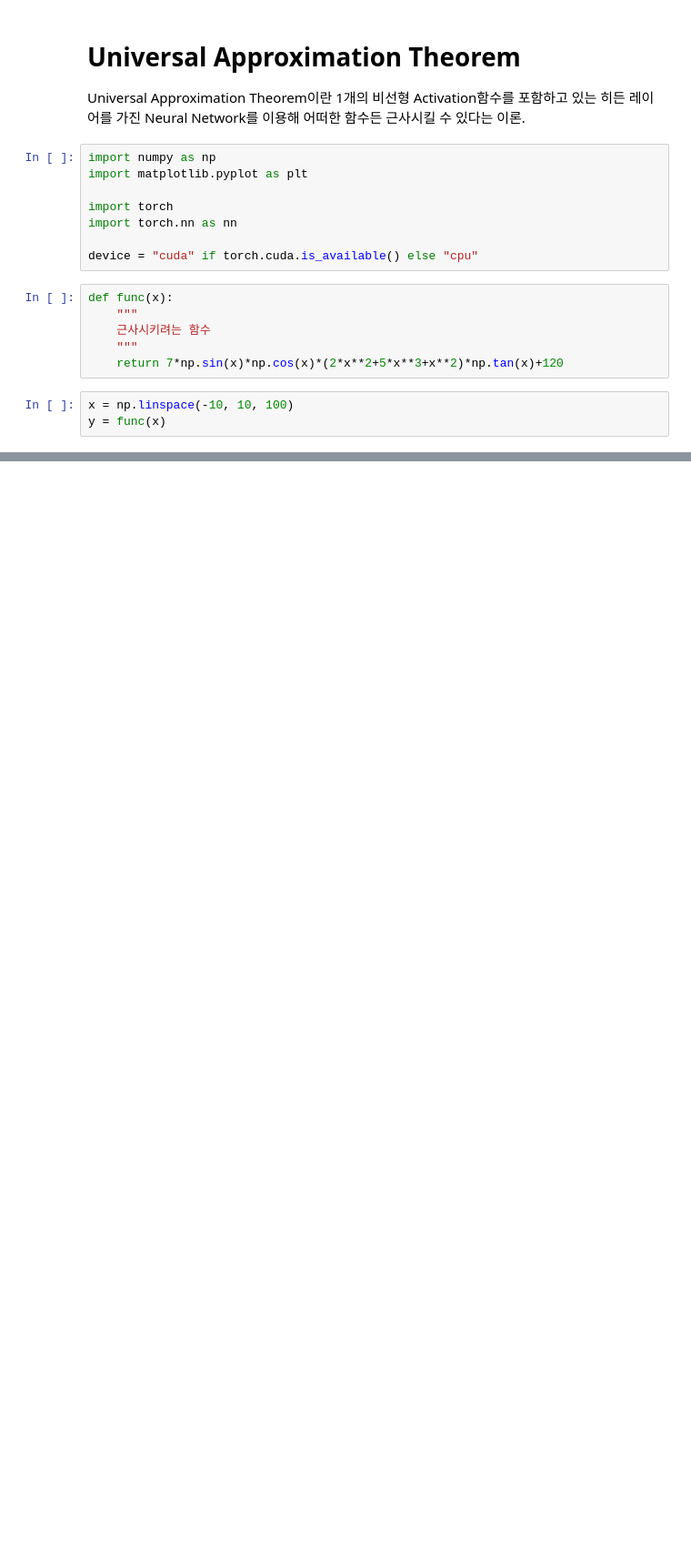
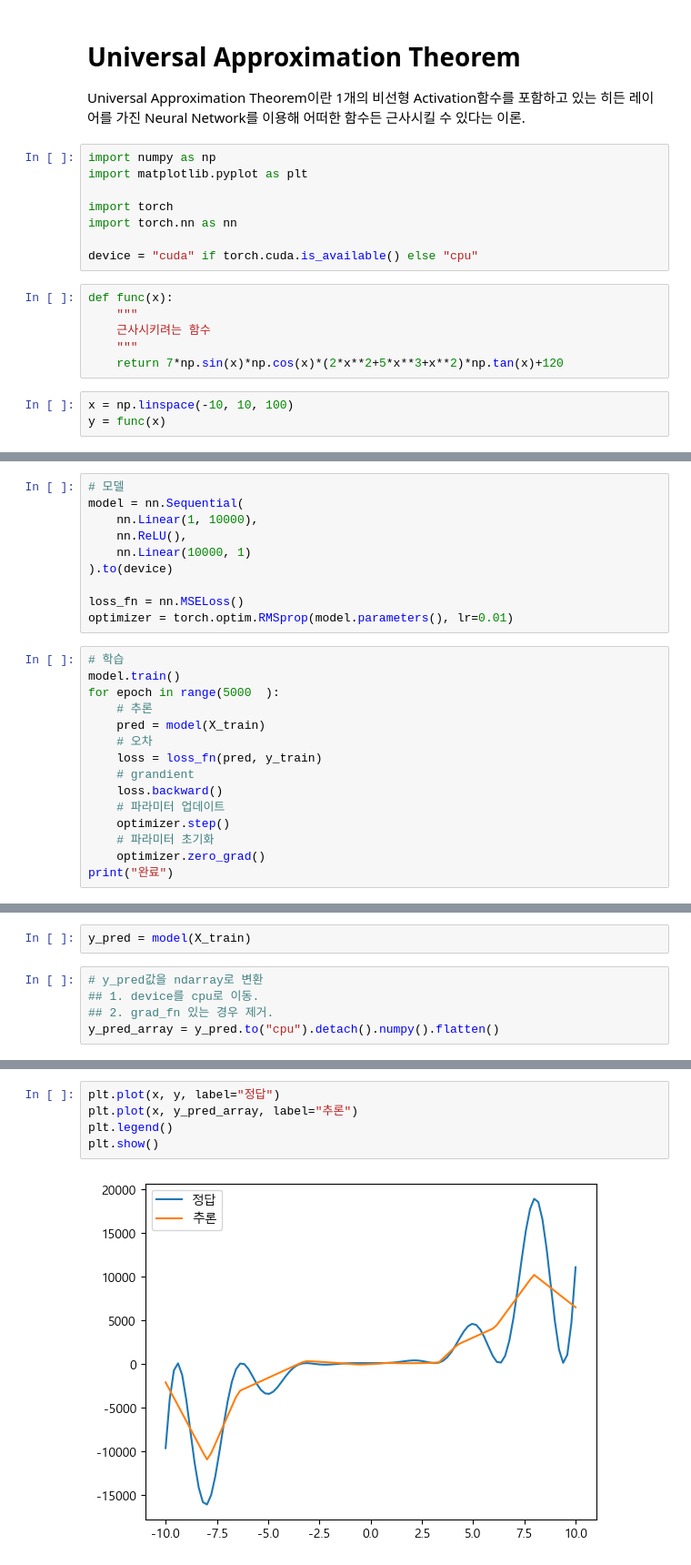
Before and after one commit to kgmyhGit/SKN06, a Jupyter notebook: 09_deeplearning_pytorch/05_Universal_Approximation_Theorem.ipynb, the cells around one changed output, grey strips where cells are left out. Shown at 91% size. Cells and saved outputs as stored; diff of their text form; blank space fills up the shorter version.

```diff
--- a/09_deeplearning_pytorch/05_Universal_Approximation_Theorem.ipynb
+++ b/09_deeplearning_pytorch/05_Universal_Approximation_Theorem.ipynb
@@ -24,0 +34,25 @@ plt.show()
+# %%
+# 모델
+model = nn.Sequential(
+    nn.Linear(1, 10000),
+    nn.ReLU(),
+    nn.Linear(10000, 1)
+).to(device)
+
+loss_fn = nn.MSELoss()
+optimizer = torch.optim.RMSprop(model.parameters(), lr=0.01)
+# %%
+# 학습
+model.train()
+for epoch in range(5000  ):
+    # 추론
+    pred = model(X_train)
+    # 오차
+    loss = loss_fn(pred, y_train)
+    # grandient
+    loss.backward()
+    # 파라미터 업데이트
+    optimizer.step()
+    # 파라미터 초기화
+    optimizer.zero_grad()
+print("완료")
@@ -24,0 +61,7 @@ plt.show()
+# %%
+y_pred = model(X_train)
+# %%
+# y_pred값을 ndarray로 변환
+## 1. device를 cpu로 이동.
+## 2. grad_fn 있는 경우 제거.
+y_pred_array = y_pred.to("cpu").detach().numpy().flatten()
@@ -24,0 +72,7 @@ plt.show()
+# %%
+plt.plot(x, y, label="정답")
+plt.plot(x, y_pred_array, label="추론")
+plt.legend()
+plt.show()
+# %% [output]
+[figure, added]
```
Also changed, not shown: parts of 4 cells of this notebook, 2 other files.
